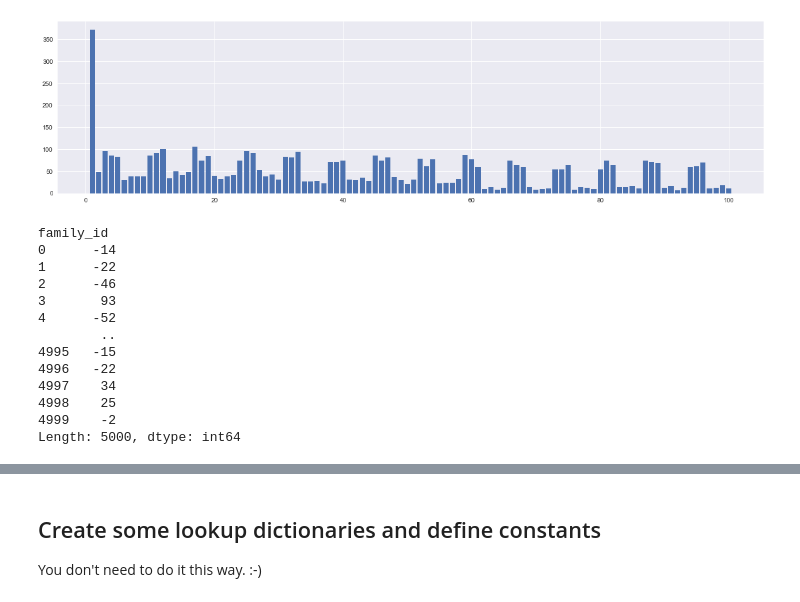
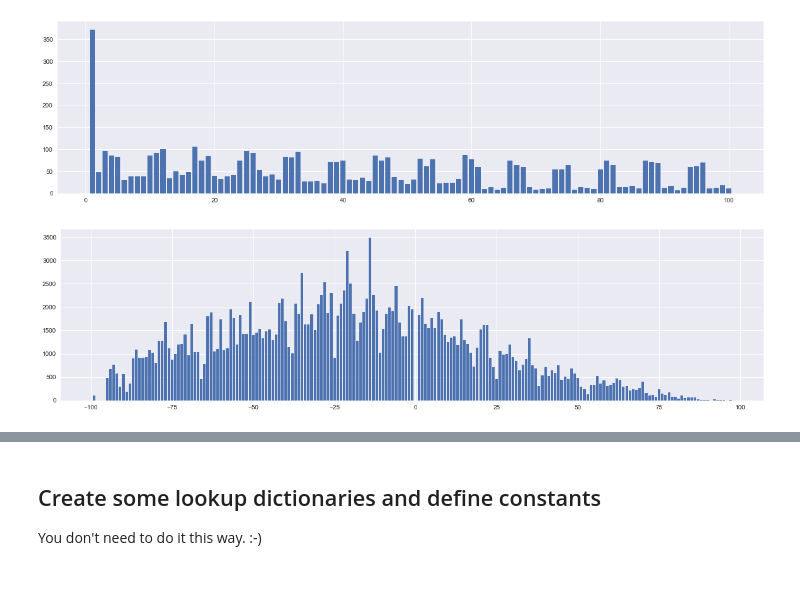
Before and after one commit to tdrumhel1/santa, a Jupyter notebook: santa-notebook-v1.ipynb, the cells around one changed output, grey strips where cells are left out. Saved outputs shown, nothing was run; the diff lists cells and outputs as text; code cells hidden in the pictures.

```diff
--- a/santa-notebook-v1.ipynb
+++ b/santa-notebook-v1.ipynb
@@ -107,2 +151,2 @@ date_index
 # %%
-data['choice_0_day'] =
+data
@@ -116,19 +174,3 @@ fig, ax = plt.subplots(figsize=(20,5))
 bar = ax.bar(data.groupby('choice_0')['choice_0'].count().index,data.groupby('choice_0')['choice_0'].count().values)
 # %% [output]
 [figure]
-# %%
-(data['choice_1'] - data['choice_0'])
-# %% [output]
-family_id
-0      -14
-1      -22
-2      -46
-3       93
-4      -52
-        ..
-4995   -15
-4996   -22
-4997    34
-4998    25
-4999    -2
-Length: 5000, dtype: int64
@@ -136,0 +177,11 @@ ax.bar(data.groupby('choice_0')['choice_0'].count().index,data.groupby('choice_0
+# %%
+plt.close('all')
+plt.style.use('seaborn')
+
+
+fig, ax = plt.subplots(figsize=(20,5))
+
+bar = ax.bar(data.groupby((data['choice_1'] - data['choice_0'])).agg('sum',axis="columns")['choice_0'].index,\
+       data.groupby((data['choice_1'] - data['choice_0'])).agg('sum',axis="columns")['choice_0'])
+# %% [output]
+[figure, added]
```
Also changed, not shown: parts of 12 cells of this notebook.
